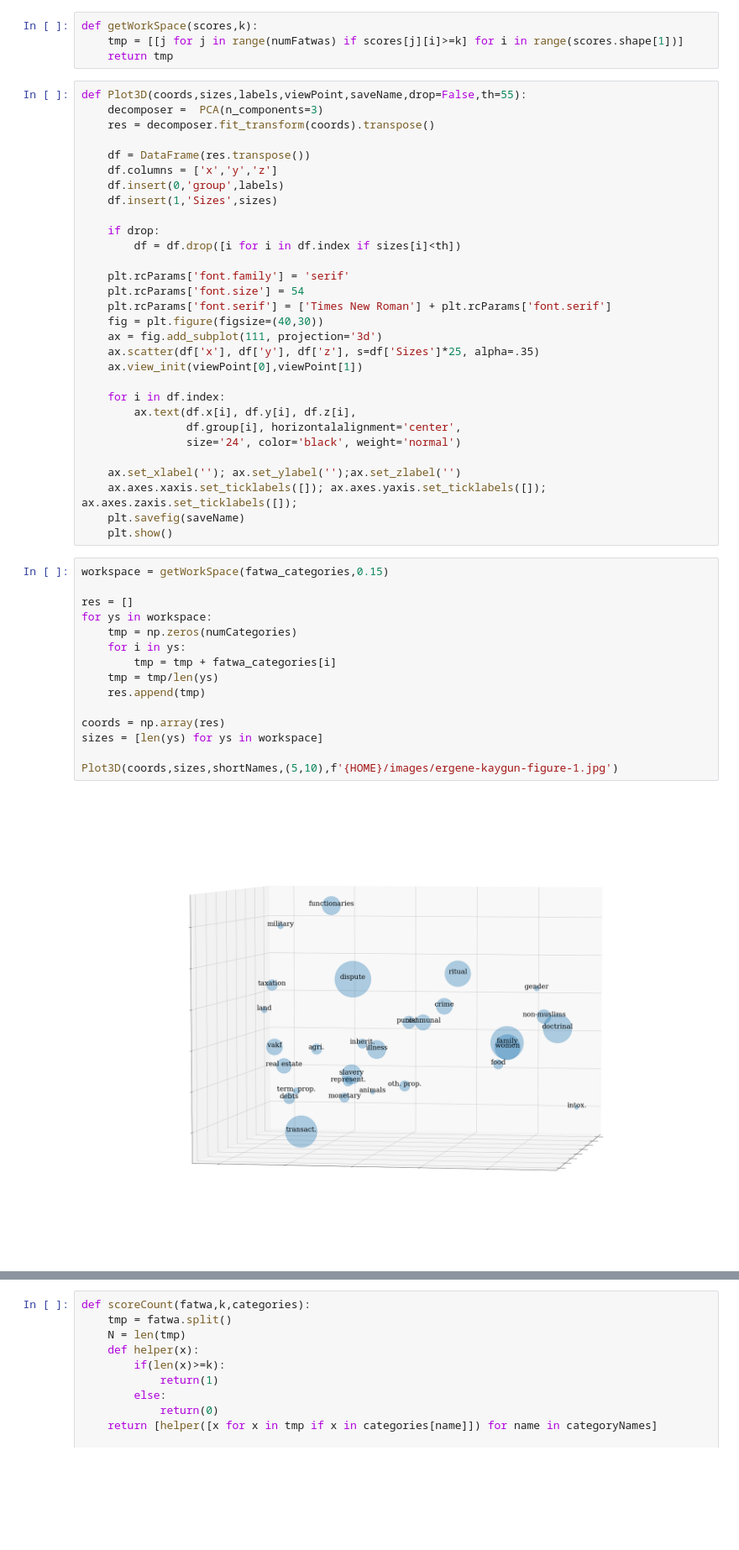
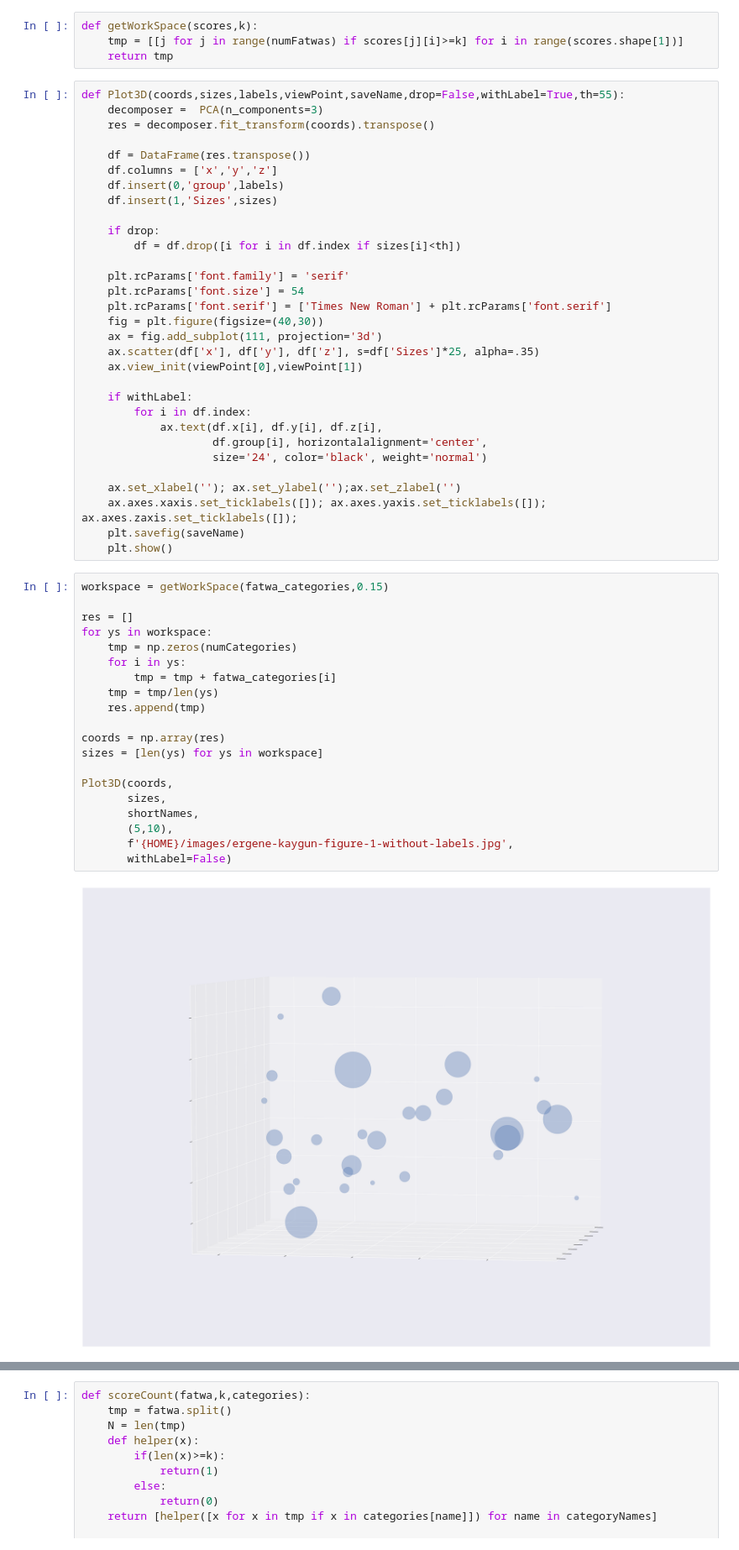
Before and after one commit to kaygun/Semantic_Mapping, a Jupyter notebook: notebooks/all-computations.ipynb, the cells around one changed output, grey strips where cells are left out. Shown at 84% size. Cells and saved outputs as stored; diff of their text form; blank space fills up the shorter version.

Commit message:
unlabelled graphs added

```diff
--- a/notebooks/all-computations.ipynb
+++ b/notebooks/all-computations.ipynb
@@ -95,7 +95,7 @@ def getWorkSpace(scores,k):
     tmp = [[j for j in range(numFatwas) if scores[j][i]>=k] for i in range(scores.shape[1])]
     return tmp
 # %%
-def Plot3D(coords,sizes,labels,viewPoint,saveName,drop=False,th=55):
+def Plot3D(coords,sizes,labels,viewPoint,saveName,drop=False,withLabel=True,th=55):
     decomposer =  PCA(n_components=3)
     res = decomposer.fit_transform(coords).transpose()
 
@@ -115,10 +115,11 @@ def Plot3D(coords,sizes,labels,viewPoint,saveName,drop=False,th=55):
     ax.scatter(df['x'], df['y'], df['z'], s=df['Sizes']*25, alpha=.35)
     ax.view_init(viewPoint[0],viewPoint[1])
 
-    for i in df.index:
-        ax.text(df.x[i], df.y[i], df.z[i],
-                df.group[i], horizontalalignment='center',
-                size='24', color='black', weight='normal')
+    if withLabel:
+        for i in df.index:
+            ax.text(df.x[i], df.y[i], df.z[i],
+                    df.group[i], horizontalalignment='center',
+                    size='24', color='black', weight='normal')
 
     ax.set_xlabel(''); ax.set_ylabel('');ax.set_zlabel('')
     ax.axes.xaxis.set_ticklabels([]); ax.axes.yaxis.set_ticklabels([]); ax.axes.zaxis.set_ticklabels([]);
@@ -127,20 +128,25 @@ def Plot3D(coords,sizes,labels,viewPoint,saveName,drop=False,th=55):
 # %%
 workspace = getWorkSpace(fatwa_categories,0.15)
 
 res = []
 for ys in workspace:
     tmp = np.zeros(numCategories)
     for i in ys:
         tmp = tmp + fatwa_categories[i]
     tmp = tmp/len(ys)
     res.append(tmp)
 
 coords = np.array(res)
 sizes = [len(ys) for ys in workspace]
 
-Plot3D(coords,sizes,shortNames,(5,10),f'{HOME}/images/ergene-kaygun-figure-1.jpg')
+Plot3D(coords,
+       sizes,
+       shortNames,
+       (5,10),
+       f'{HOME}/images/ergene-kaygun-figure-1-without-labels.jpg',
+       withLabel=False)
 # %% [output]
-[figure, old version]
+[figure, new version]
 # %%
 workspace = getWorkSpace(fatwa_topics,0.22)
 
```
Also changed, not shown: parts of 1 cell of this notebook, 2 other files.
